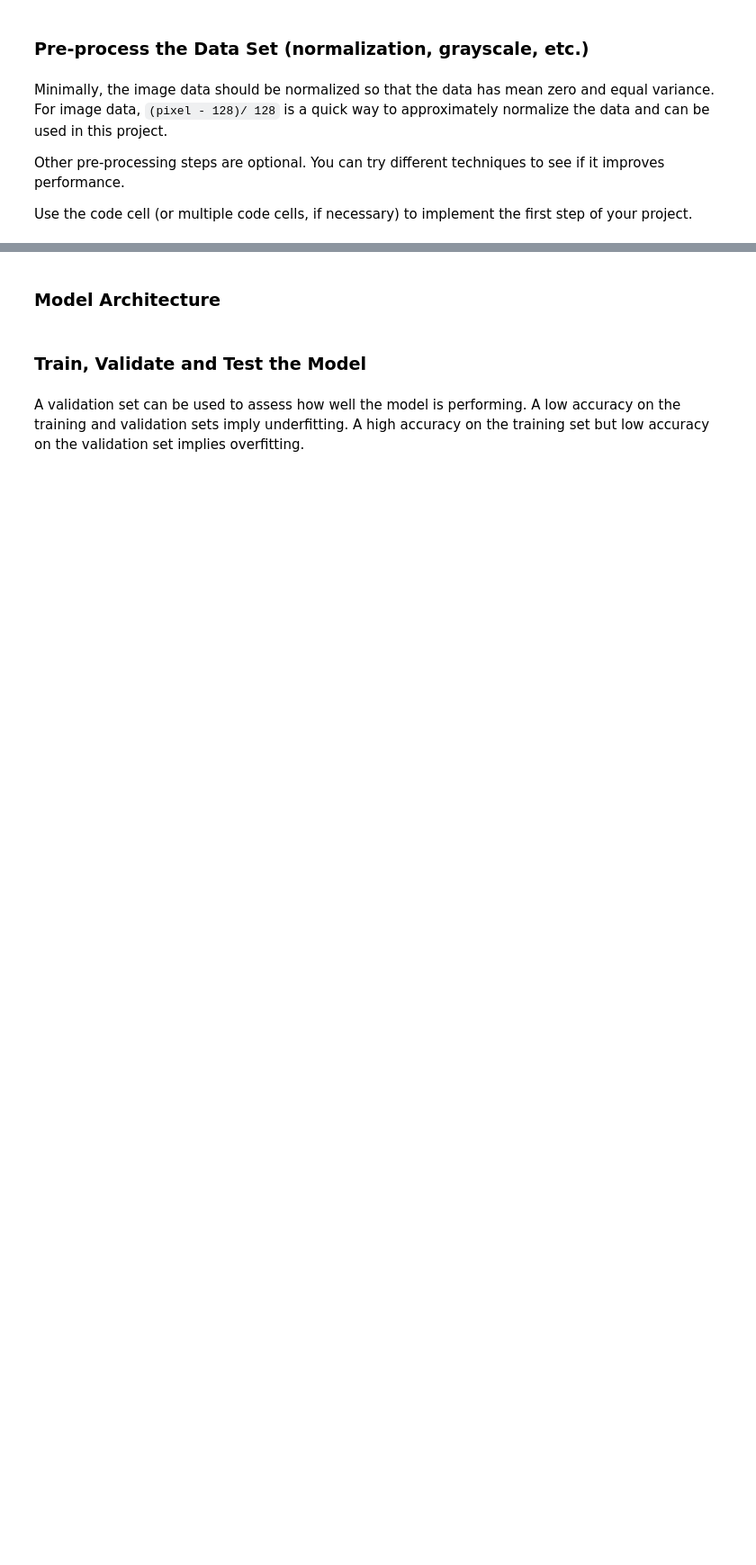
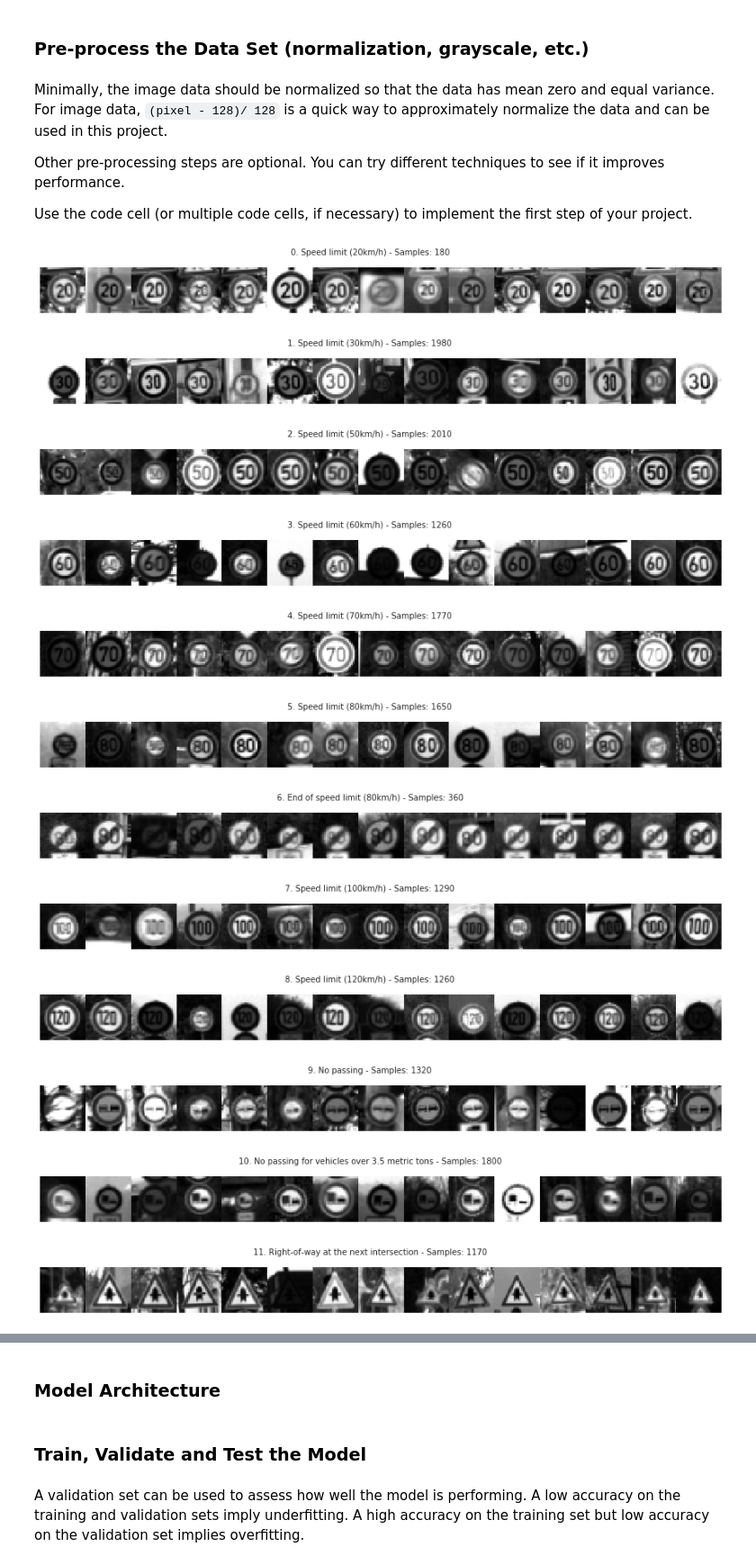
Before and after one commit to chenglulu1127/CarND-Traffic-Sign-Classifier-Project, a Jupyter notebook: Traffic_Sign_Classifier.ipynb, the cells around one changed output, grey strips where cells are left out. Shown at 90% size. Drawn from its saved outputs; the diff is of its cells as text; code cells hidden in the pictures; blank space fills up the shorter version.

```diff
--- a/Traffic_Sign_Classifier.ipynb
+++ b/Traffic_Sign_Classifier.ipynb
@@ -235,26 +235,37 @@ X_test_0 = preprocess(X_test)
 # %%
 def getSignNames():
     return pd.read_csv('./signnames.csv').values
 
 def plotImages(X, y, examples_per_sign=15, squeeze=False, cmap=None):
     samples_per_sign = np.bincount(y)
     for sign in getSignNames():
-        print("{0}. {1} - Samples: {2}".format(sign[0], sign[1], samples_per_sign[sign[0]]))
         sample_indices = np.where(y==sign[0])[0]
         random_samples = random.sample(list(sample_indices), examples_per_sign)
-        fig = plt.figure(figsize = (examples_per_sign, 1))
+        fig = plt.figure(figsize = (examples_per_sign, 1.5))
         fig.subplots_adjust(hspace = 0, wspace = 0)
         for i in range(examples_per_sign):
             image = X[random_samples[i]]
             axis = fig.add_subplot(1,examples_per_sign, i+1, xticks=[], yticks=[])
             if squeeze:
                 image = image.squeeze()
             if cmap == None:
                 axis.imshow(image)
             else:
                 axis.imshow(image.squeeze(), cmap=cmap)
+        fig.suptitle("{0}. {1} - Samples: {2}".format(sign[0], sign[1], samples_per_sign[sign[0]]), fontsize=10)
         plt.show()
-        plt.savefig('plots/preprocessed_images.png')
 
 plotImages(X_train_0, y_train, squeeze=True, cmap='gray')
 # %% [output]
+[figure, new version]
+[figure, new version]
+[figure, new version]
+[figure, new version]
+[figure, added]
+[figure, added]
+[figure, added]
+[figure, added]
+[figure, added]
+[figure, added]
+[figure, added]
+[figure, added]
```
Also changed, not shown: parts of 5 cells of this notebook, 7 other files.
